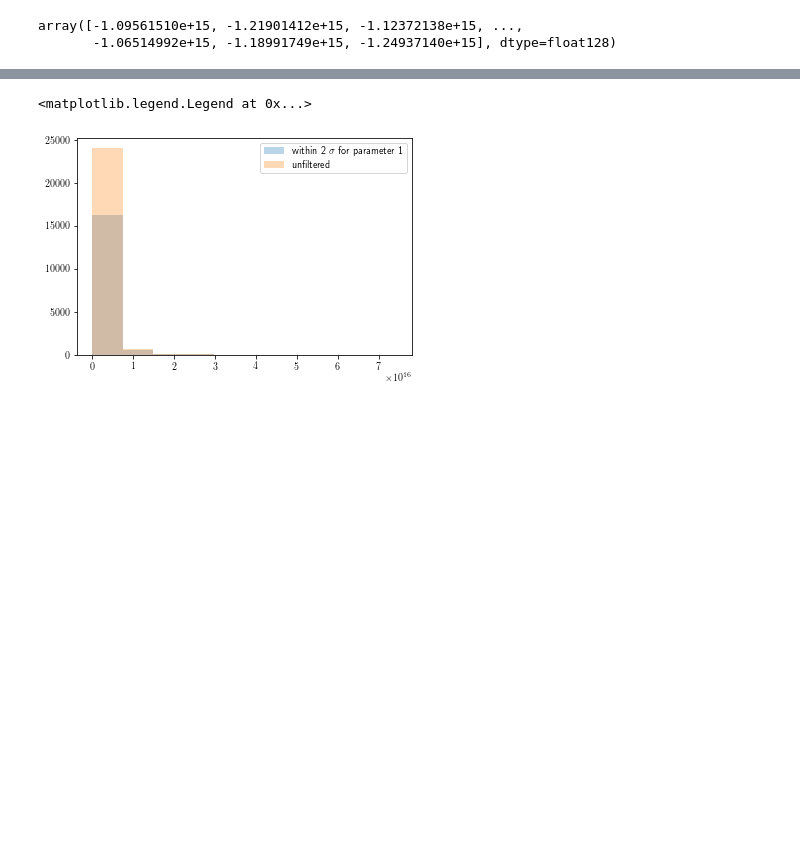
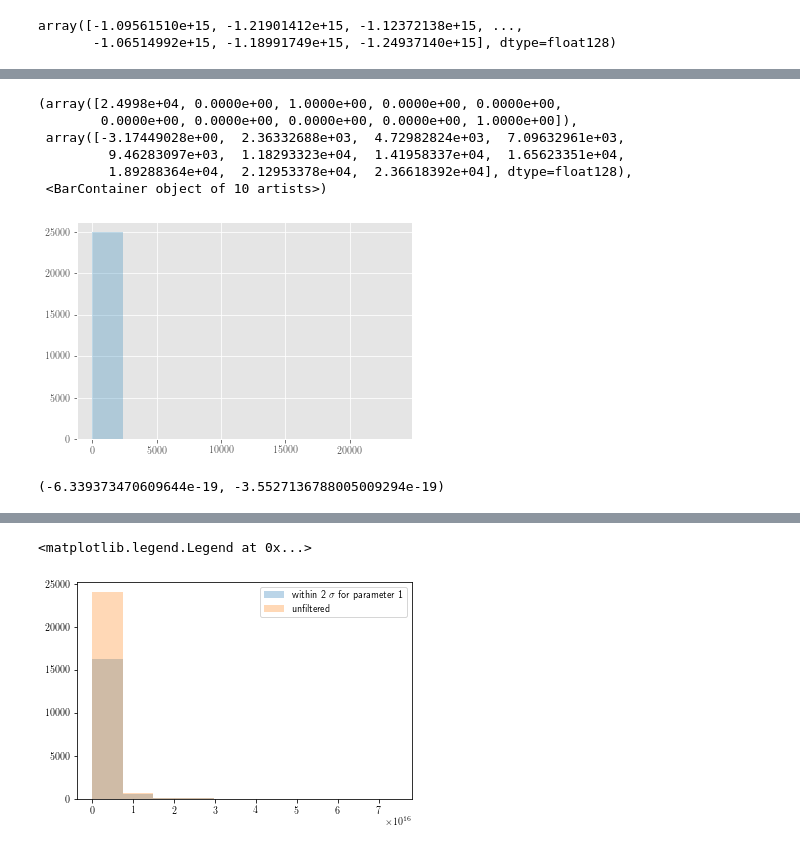
Before and after one commit to AliAlkadhim/PDF_Uncertainty, a Jupyter notebook: master_version/local/ALL_DATA_25k/Reweighting_2.ipynb, the cells around one changed output, grey strips where cells are left out. Saved outputs shown, nothing was run; the diff lists cells and outputs as text; code cells hidden in the pictures; blank space fills up the shorter version.

```diff
--- a/master_version/local/ALL_DATA_25k/Reweighting_2.ipynb
+++ b/master_version/local/ALL_DATA_25k/Reweighting_2.ipynb
@@ -457,0 +498,17 @@ np.mean(m/)
+# %%
+MVG_corrected = MVG_minus_mean_scipy/MVG_best_fit_scipy
+chi2_corrected = chi2_minus_mean/best_fitchi2_25k
+plt.hist(MVG_corrected, label='MVG_corrected', alpha=0.3)
+plt.hist(chi2_corrected, label='chi2_corrected',alpha=0.3)
+# %% [output]
+(array([2.4998e+04, 0.0000e+00, 1.0000e+00, 0.0000e+00, 0.0000e+00,
+        0.0000e+00, 0.0000e+00, 0.0000e+00, 0.0000e+00, 1.0000e+00]),
+ array([-3.17449028e+00,  2.36332688e+03,  4.72982824e+03,  7.09632961e+03,
+         9.46283097e+03,  1.18293323e+04,  1.41958337e+04,  1.65623351e+04,
+         1.89288364e+04,  2.12953378e+04,  2.36618392e+04], dtype=float128),
+ <BarContainer object of 10 artists>)
+[figure, added]
+# %%
+np.mean(MVG_corrected), np.mean(chi2_corrected)
+# %% [output]
+(-6.339373470609644e-19, -3.5527136788005009294e-19)
```
Also changed, not shown: parts of 13 cells of this notebook, 2 other files.
